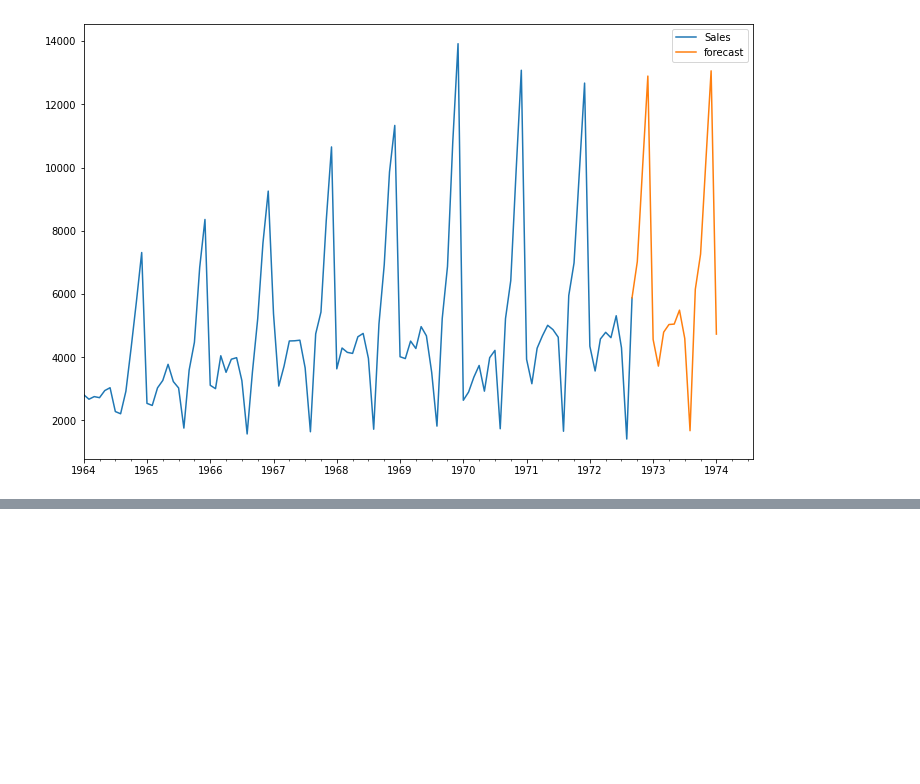
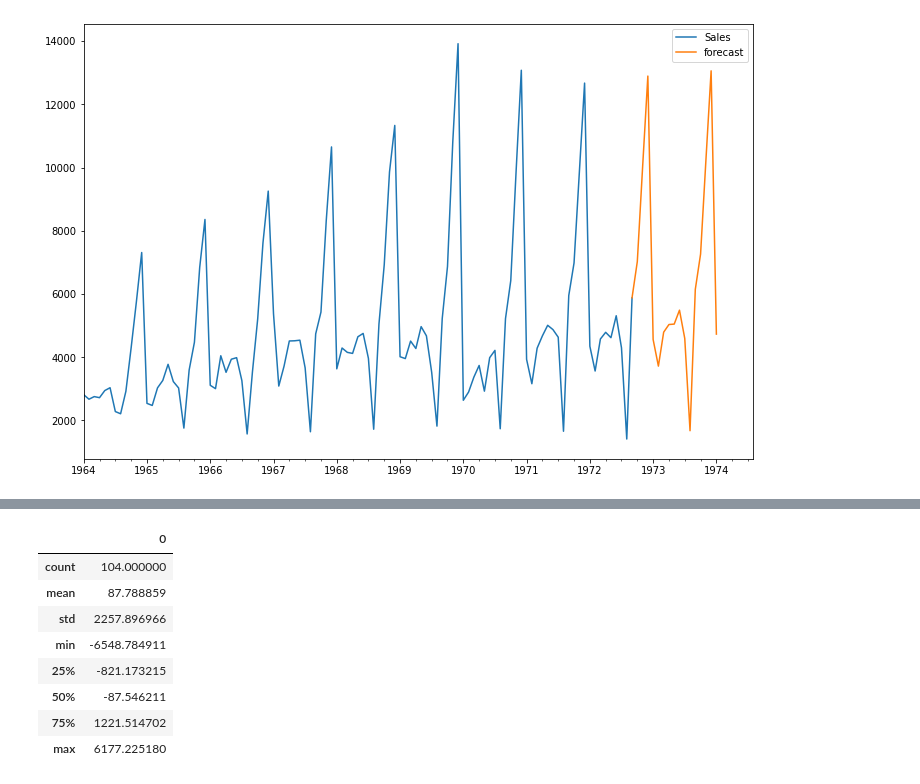
Before and after one commit to gauravpks/dl-repo, a Jupyter notebook: RNN/ARIMA_And_Seasonal_ARIMA.ipynb, the cells around one changed output, grey strips where cells are left out. Saved outputs shown, nothing was run; the diff lists cells and outputs as text; code cells hidden in the pictures; blank space fills up the shorter version.

```diff
--- a/RNN/ARIMA_And_Seasonal_ARIMA.ipynb
+++ b/RNN/ARIMA_And_Seasonal_ARIMA.ipynb
@@ -286,0 +298,12 @@ future_df[['Sales', 'forecast']].plot(figsize=(12, 8))
+# %%
+residuals.describe()
+# %% [output]
+|  | 0 |
+| count | 104.000000 |
+| mean | 87.788859 |
+| std | 2257.896966 |
+| min | -6548.784911 |
+| 25% | -821.173215 |
+| 50% | -87.546211 |
+| 75% | 1221.514702 |
+| max | 6177.225180 |
```
Also changed, not shown: parts of 2 cells of this notebook.
